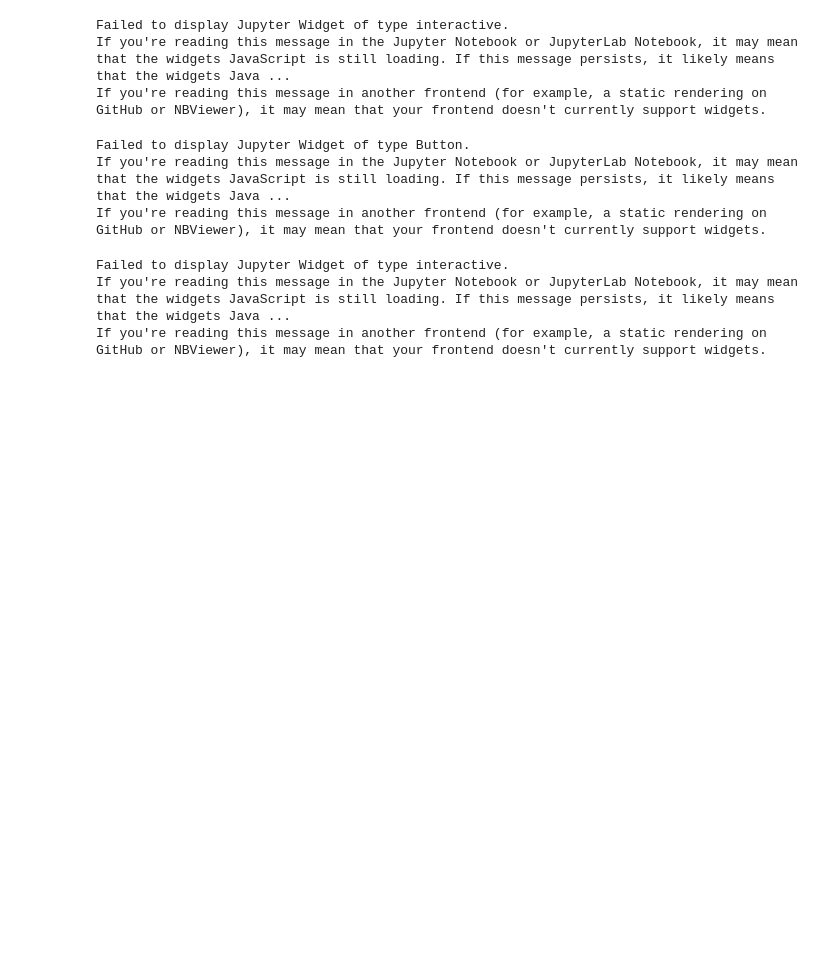
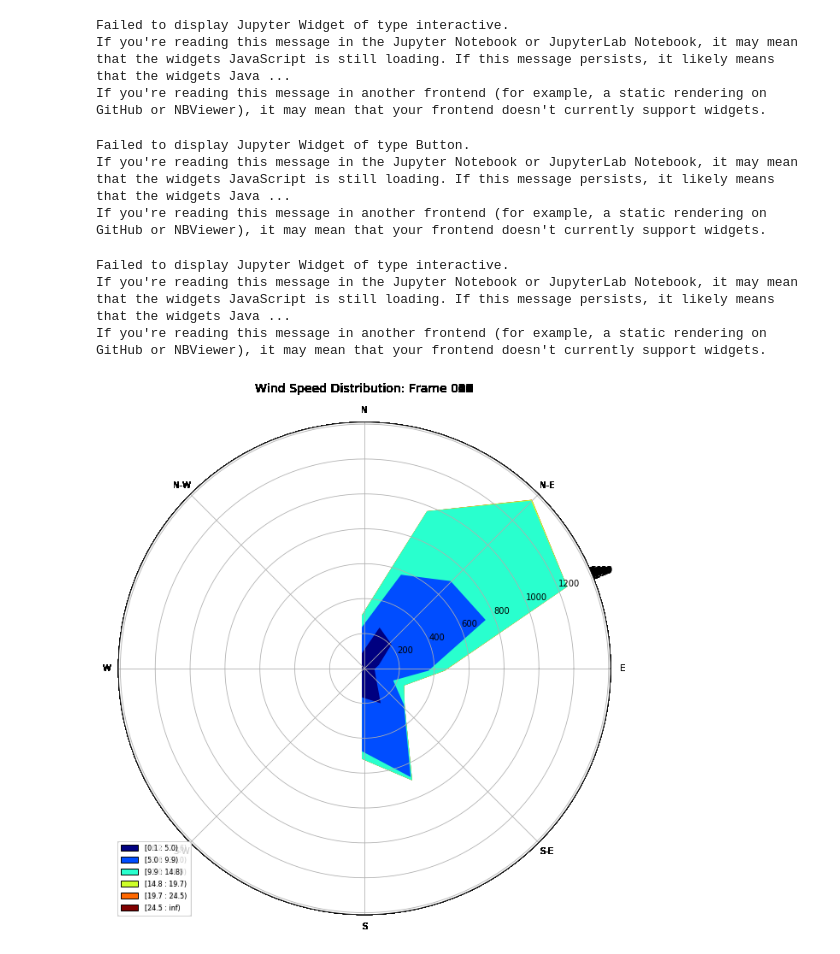
Before and after one commit to anacost/Windrose, a Jupyter notebook: windrose_wrf.ipynb, the cells around one changed output. Cells and saved outputs as stored; diff of their text form; code cells hidden in the pictures; blank space fills up the shorter version.

Commit message:
updated windrose_wrf.ipynb movie

```diff
--- a/windrose_wrf.ipynb
+++ b/windrose_wrf.ipynb
@@ -56,3 +62,25 @@ If you're reading this message in another frontend (for example, a static render
 Failed to display Jupyter Widget of type interactive.
 If you're reading this message in the Jupyter Notebook or JupyterLab Notebook, it may mean that the widgets JavaScript is still loading. If this message persists, it likely means that the widgets Java ...
 If you're reading this message in another frontend (for example, a static rendering on GitHub or NBViewer), it may mean that your frontend doesn't currently support widgets.
+# %%
+def drawwindrose(h,ax, title):
+    ax.set_title(title, fontsize=14)
+    cs = ax.contourf(numpy.rad2deg(direction[h]), speed[h], nsector=16,lw=6)
+    ax.set_legend()
+    return cs
+def myanimate(h):
+    ax = windrose.WindroseAxes.from_ax(fig=fig)
+    new_contour = drawwindrose(h,ax, 'Wind Speed Distribution: Frame %03d'%(h))
+    return new_contour
+FFMpegWriter = matplotlib.animation.writers['ffmpeg']
+metadata = dict(title='Wind Speed Distribution from 2018-01-09T06:00:00', artist='Metos@UIO',
+                comment='Movie for Wind Speed Distribution from 2018-01-09T06:00:00')
+writer = FFMpegWriter(fps=20, metadata=metadata, bitrate=1800)
+
+fig= matplotlib.pyplot.figure(figsize=[10,10])
+
+ani = matplotlib.animation.FuncAnimation(fig, myanimate, frames=numpy.arange(U_ndarray.shape[0]),
+                                         interval=50*U_ndarray.shape[0])
+ani.save("writer_WindSpeedDistribution_200180109.mp4", writer = writer)
+# %% [output]
+[figure, added]
```
Also changed, not shown: parts of 6 cells of this notebook.
